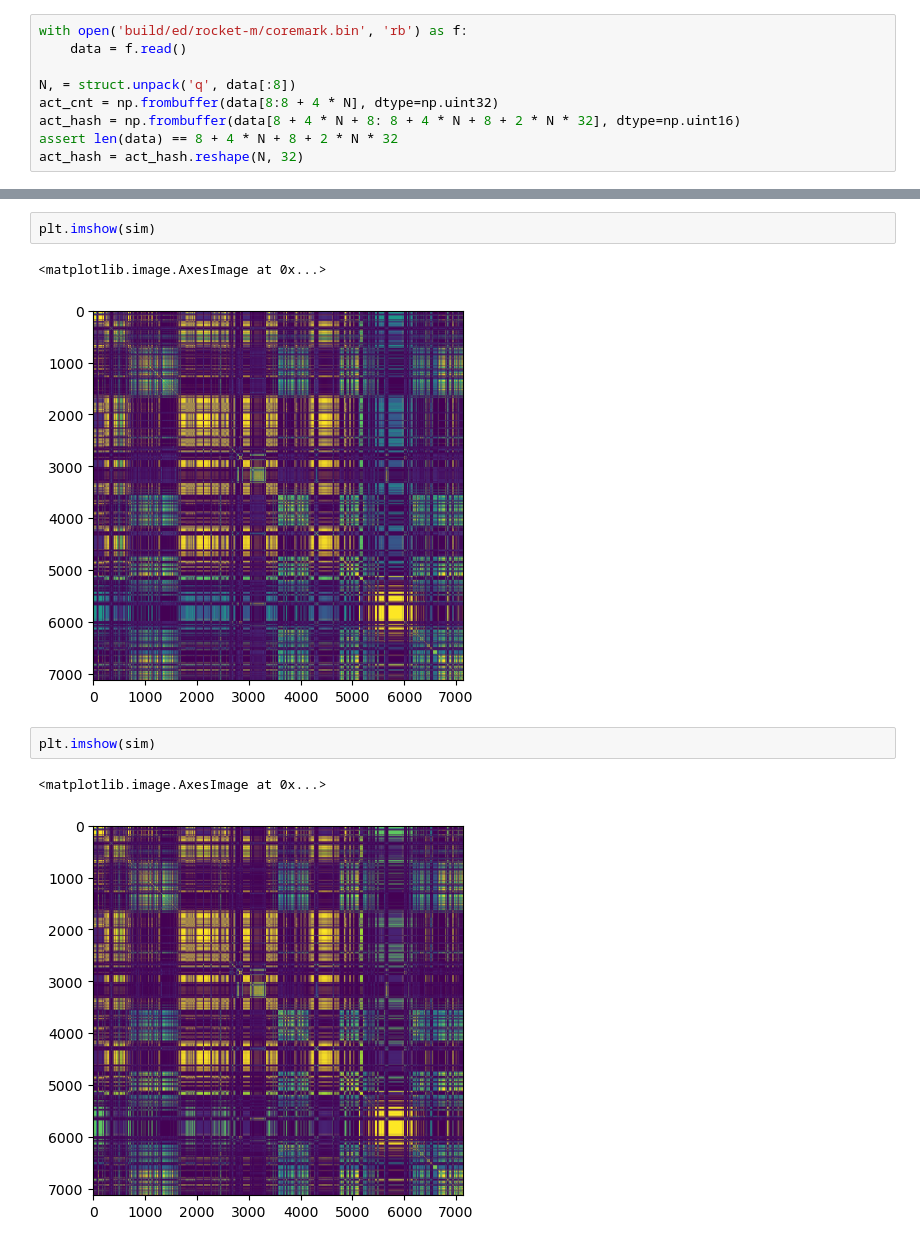
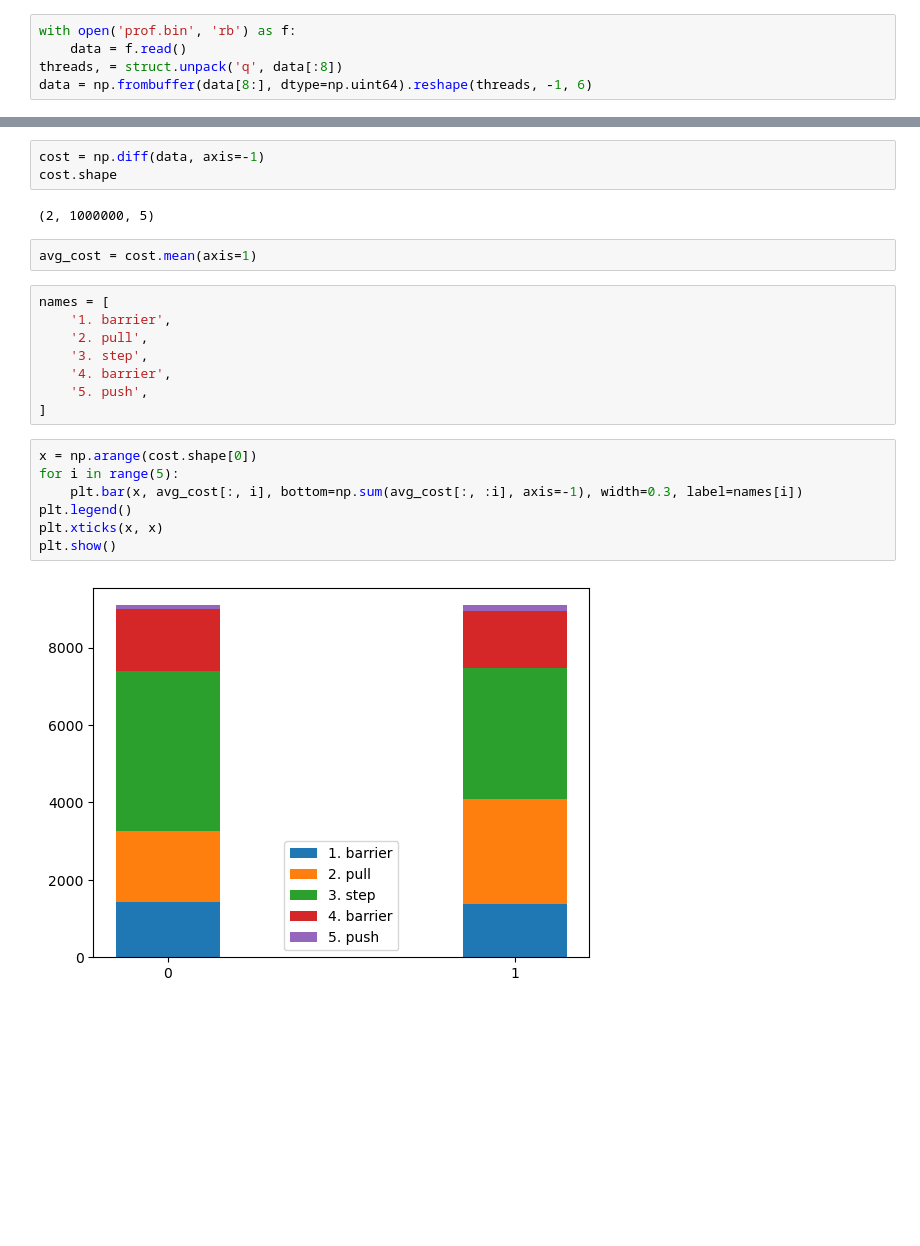
Before and after one commit to pku-liang/p2sim, a Jupyter notebook: analysis.ipynb, the cells around one changed output, grey strips where cells are left out. Saved outputs shown, nothing was run; the diff lists cells and outputs as text; blank space fills up the shorter version.

```diff
--- a/analysis.ipynb
+++ b/analysis.ipynb
@@ -6,9 +5,5 @@ import struct
 # %%
-with open('build/ed/rocket-m/coremark.bin', 'rb') as f:
+with open('prof.bin', 'rb') as f:
     data = f.read()
-
-N, = struct.unpack('q', data[:8])
-act_cnt = np.frombuffer(data[8:8 + 4 * N], dtype=np.uint32)
-act_hash = np.frombuffer(data[8 + 4 * N + 8: 8 + 4 * N + 8 + 2 * N * 32], dtype=np.uint16)
-assert len(data) == 8 + 4 * N + 8 + 2 * N * 32
-act_hash = act_hash.reshape(N, 32)
+threads, = struct.unpack('q', data[:8])
+data = np.frombuffer(data[8:], dtype=np.uint64).reshape(threads, -1, 6)
@@ -22,10 +10,24 @@ sim = (act_hash[:, None, :] == act_hash[None, :, :]).sum(axis=-1)
-# %%
-plt.imshow(sim)
-# %% [output]
-<matplotlib.image.AxesImage at 0x...>
-[figure, removed]
-# %%
-plt.imshow(sim)
-# %% [output]
-<matplotlib.image.AxesImage at 0x...>
-[figure, removed]
+# %%
+cost = np.diff(data, axis=-1)
+cost.shape
+# %% [output]
+(2, 1000000, 5)
+# %%
+avg_cost = cost.mean(axis=1)
+# %%
+names = [
+    '1. barrier',
+    '2. pull',
+    '3. step',
+    '4. barrier',
+    '5. push',
+]
+# %%
+x = np.arange(cost.shape[0])
+for i in range(5):
+    plt.bar(x, avg_cost[:, i], bottom=np.sum(avg_cost[:, :i], axis=-1), width=0.3, label=names[i])
+plt.legend()
+plt.xticks(x, x)
+plt.show()
+# %% [output]
+[figure, added]
```
Also changed, not shown: parts of 4 cells of this notebook, 6 other files.
